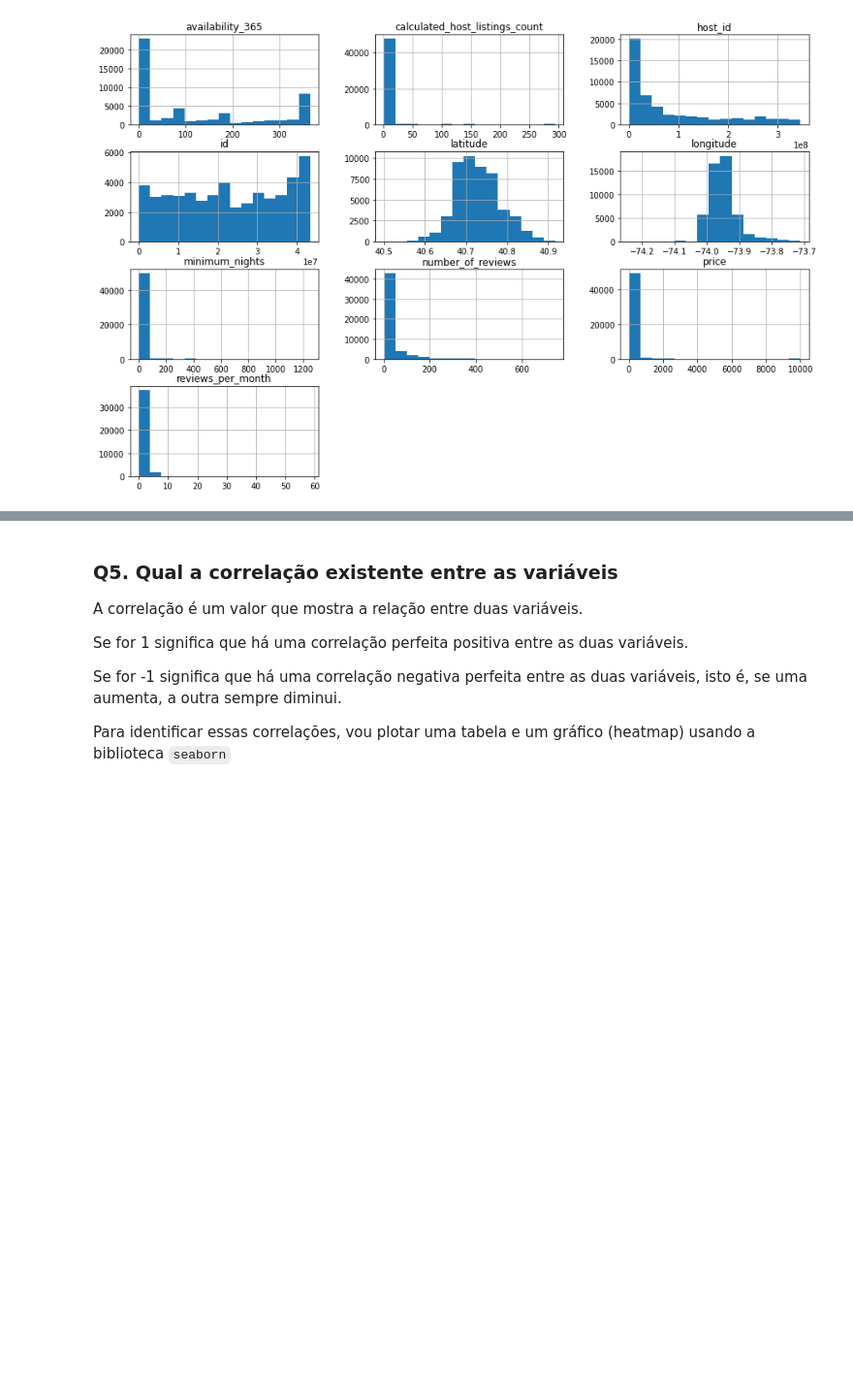
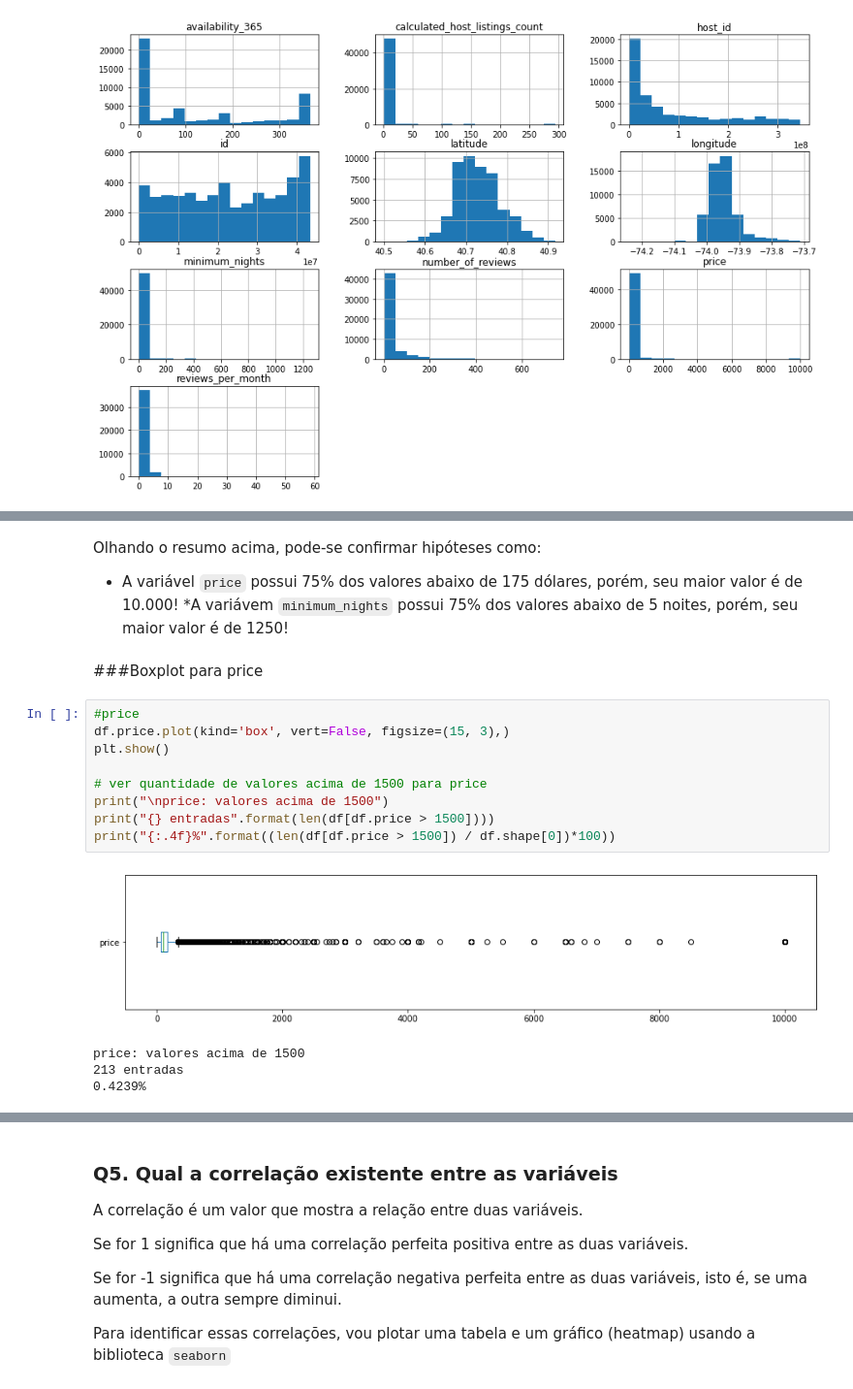
Before and after one commit to RafaelVendiciano/Portfolio, a Jupyter notebook: Analisando_os_Dados_do_Airbnb_(Nova_Iorque).ipynb, the cells around one changed output, grey strips where cells are left out. Shown at 97% size. Cells and saved outputs as stored; diff of their text form; blank space fills up the shorter version.

```diff
--- a/Analisando_os_Dados_do_Airbnb_(Nova_Iorque).ipynb
+++ b/Analisando_os_Dados_do_Airbnb_(Nova_Iorque).ipynb
@@ -147,0 +163,20 @@ A média dos preços de aluguel é de aproximadamente $163 por dia
+# %% [markdown]
+Olhando o resumo acima, pode-se confirmar hipóteses como:
+* A variável `price` possui 75% dos valores abaixo de 175 dólares, porém, seu maior valor é de 10.000!
+*A variávem `minimum_nights` possui 75% dos valores abaixo de 5 noites, porém, seu maior valor é de 1250!
+# %% [markdown]
+###Boxplot para price
+# %%
+#price
+df.price.plot(kind='box', vert=False, figsize=(15, 3),)
+plt.show()
+
+# ver quantidade de valores acima de 1500 para price
+print("\nprice: valores acima de 1500")
+print("{} entradas".format(len(df[df.price > 1500])))
+print("{:.4f}%".format((len(df[df.price > 1500]) / df.shape[0])*100))
+# %% [output]
+[figure, added]
+price: valores acima de 1500
+213 entradas
+0.4239%
```
Also changed, not shown: parts of 21 cells of this notebook.
